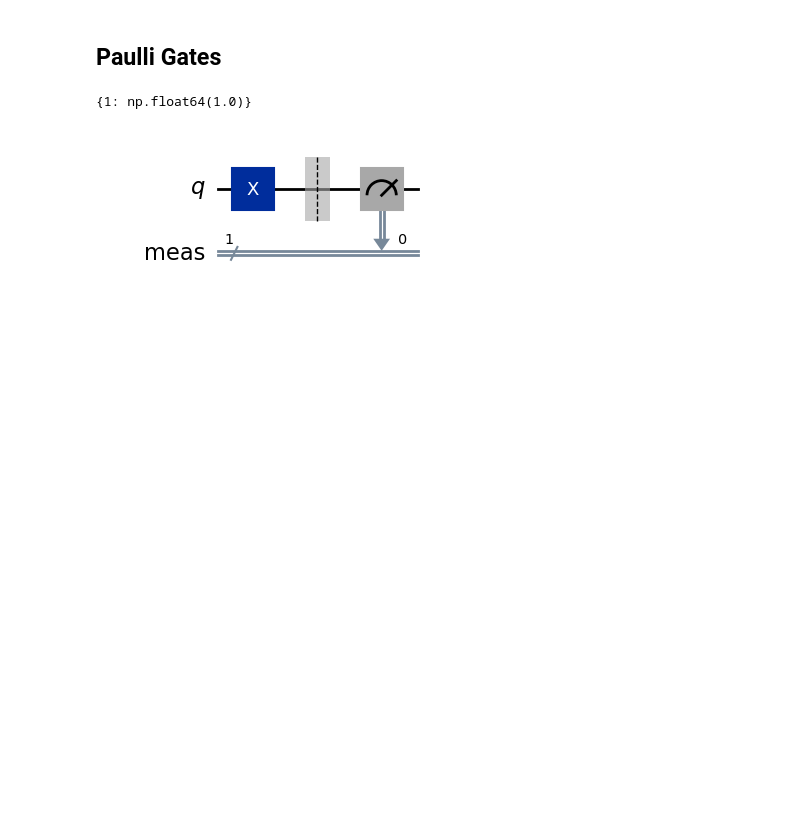
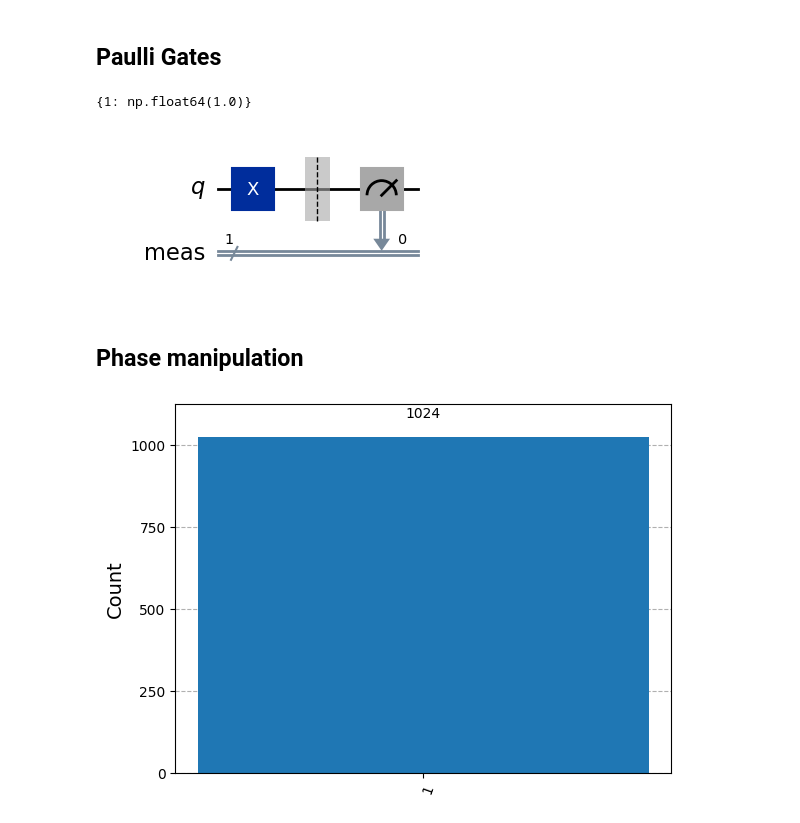
Before and after one commit to manasa-manoj-nbr/quantum-computing, a Jupyter notebook: basics/2_basics.ipynb, the cells around one changed output. Saved outputs shown, nothing was run; the diff lists cells and outputs as text; code cells hidden in the pictures; blank space fills up the shorter version.

Commit message:
phase shift

```diff
--- a/basics/2_basics.ipynb
+++ b/basics/2_basics.ipynb
@@ -41,3 +41,24 @@ qc2.draw('mpl')
 # %% [output]
 {1: np.float64(1.0)}
 [figure]
+# %% [markdown]
+## Phase manipulation
+# %%
+from qiskit import transpile
+from qiskit_aer import AerSimulator
+from qiskit.visualization import plot_histogram
+qc3 = QuantumCircuit(1,1)
+qc3.h(0)
+qc3.z(0)
+qc3.h(0)
+qc3.measure(0,0)
+
+simulator = AerSimulator()
+circuit = transpile(qc3, simulator)
+result3 = simulator.run(circuit, shots=1024).result()
+counts = result3.get_counts()
+
+plot_histogram(counts)
+# qc3.draw('mpl')
+# %% [output]
+[figure, added]
```
